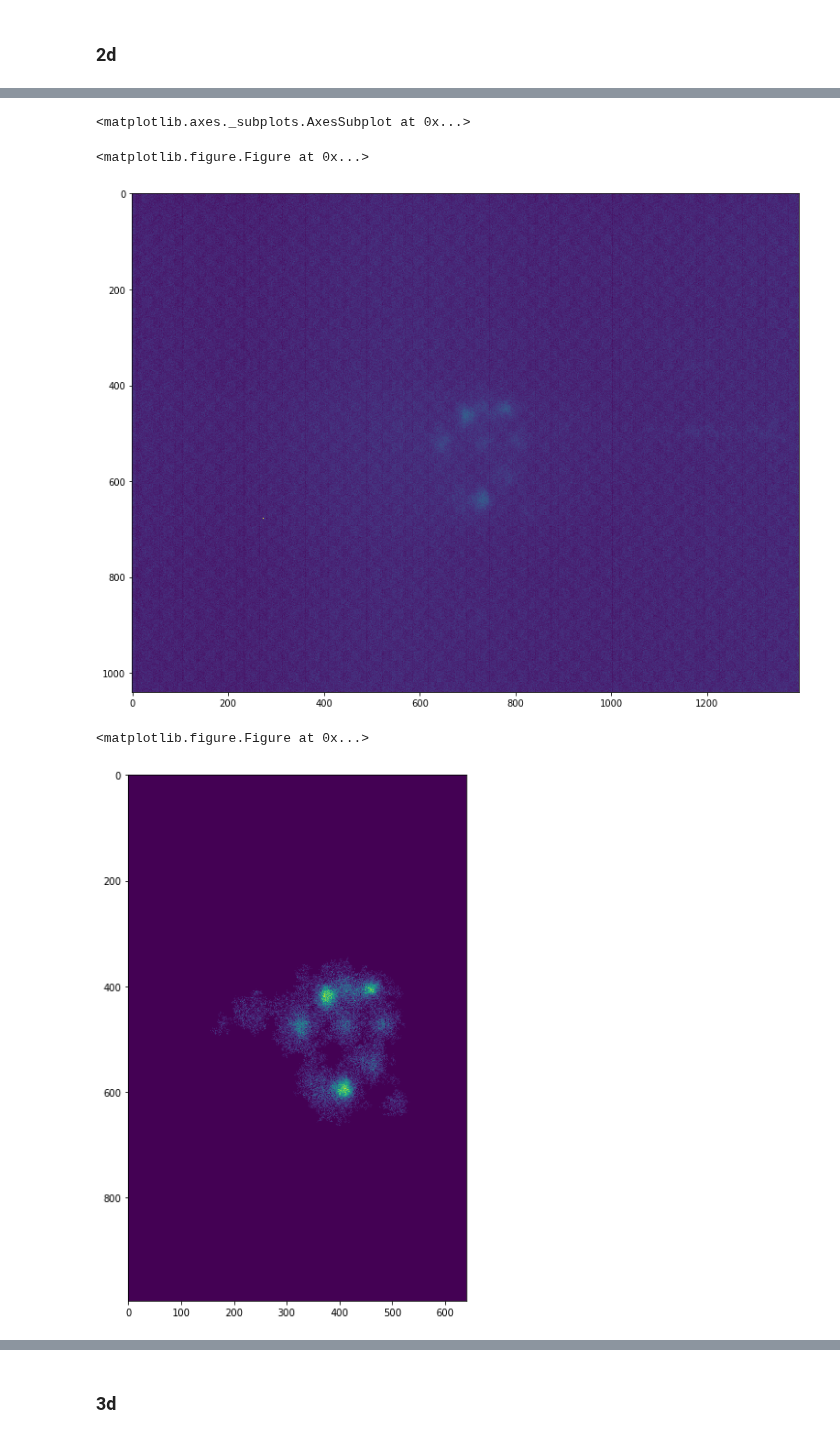
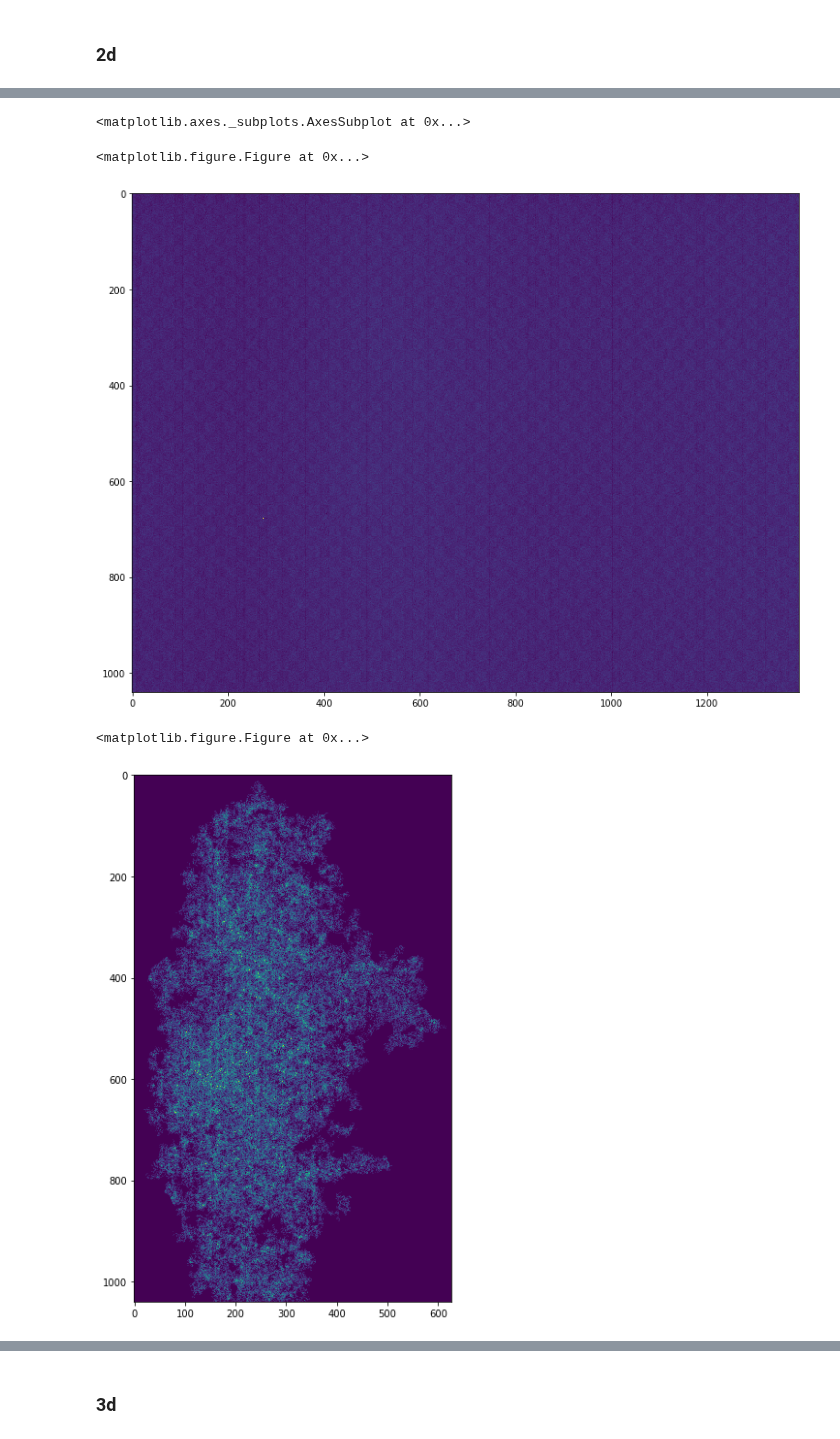
Before and after one commit to GiovanniSena/LSFM-CYCB_analysis, a Jupyter notebook: sample.ipynb, the cells around one changed output, grey strips where cells are left out. Cells and saved outputs as stored; diff of their text form; code cells hidden in the pictures.

```diff
--- a/sample.ipynb
+++ b/sample.ipynb
@@ -39,7 +53,7 @@ lightroot.SETTINGS["maxint_files"] = pth+"Run0192_tp{}_MIP.tif"
 # %% [markdown]
 ### 2d
 # %%
-stack = lightroot.io.get_stack(112)
+stack = lightroot.io.get_stack(380)
 lightroot.io.plotimg(stack)
 #im = stack.copy()
 stack = lightroot.blobs.low_pass_2d_proj_root_segmentation(stack)
@@ -56,8 +70,8 @@ lightroot.io.plotimg(stack)
 <matplotlib.axes._subplots.AxesSubplot at 0x...>
 <matplotlib.figure.Figure at 0x...>
 [figure]
 <matplotlib.figure.Figure at 0x...>
-[figure, old version]
+[figure, new version]
 # %%
 g2 = stack.copy()
 g2, blobs = lightroot.blobs.simple_detector(g2)
```
Also changed, not shown: parts of 6 cells of this notebook, 1 other file.
